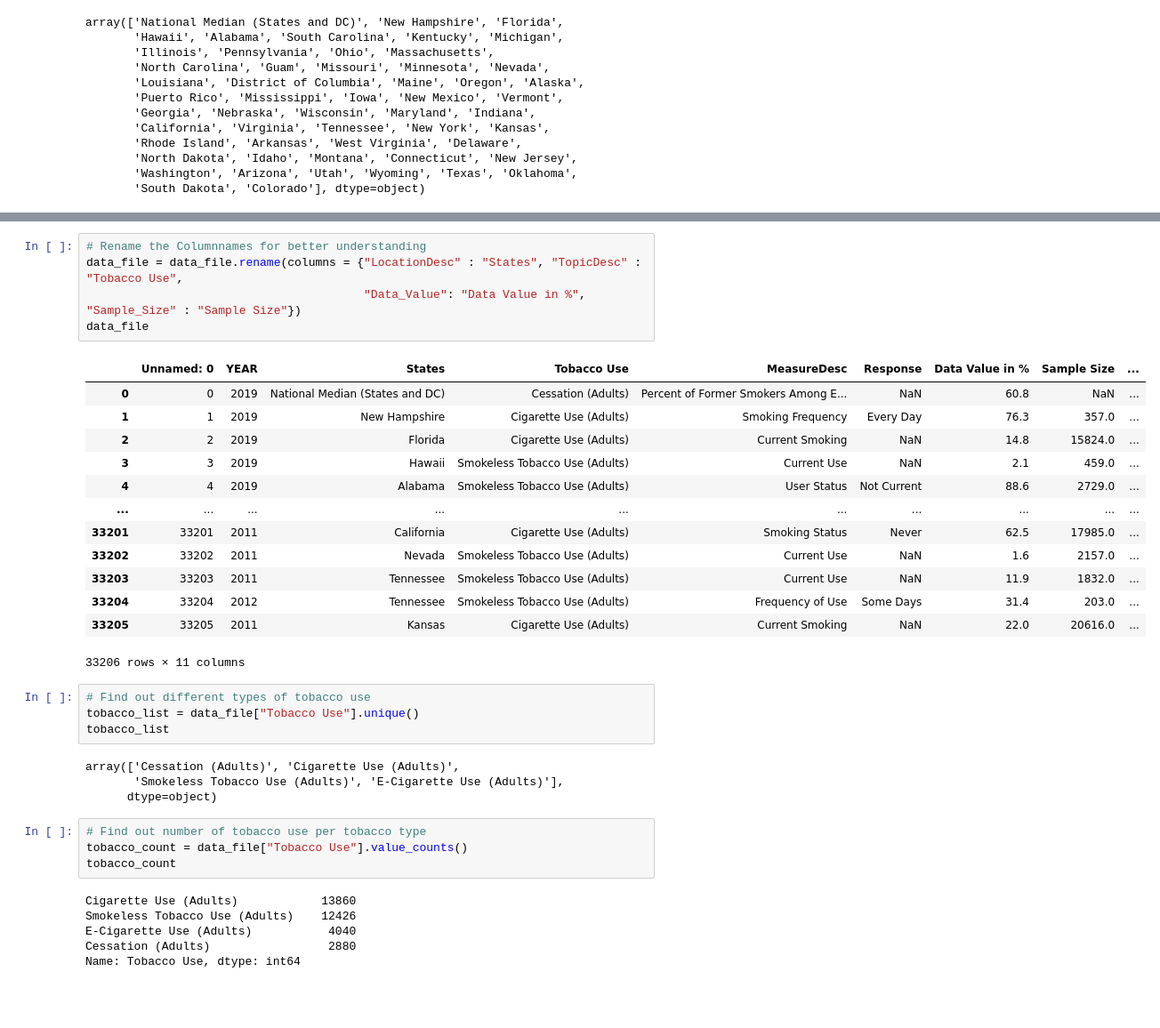
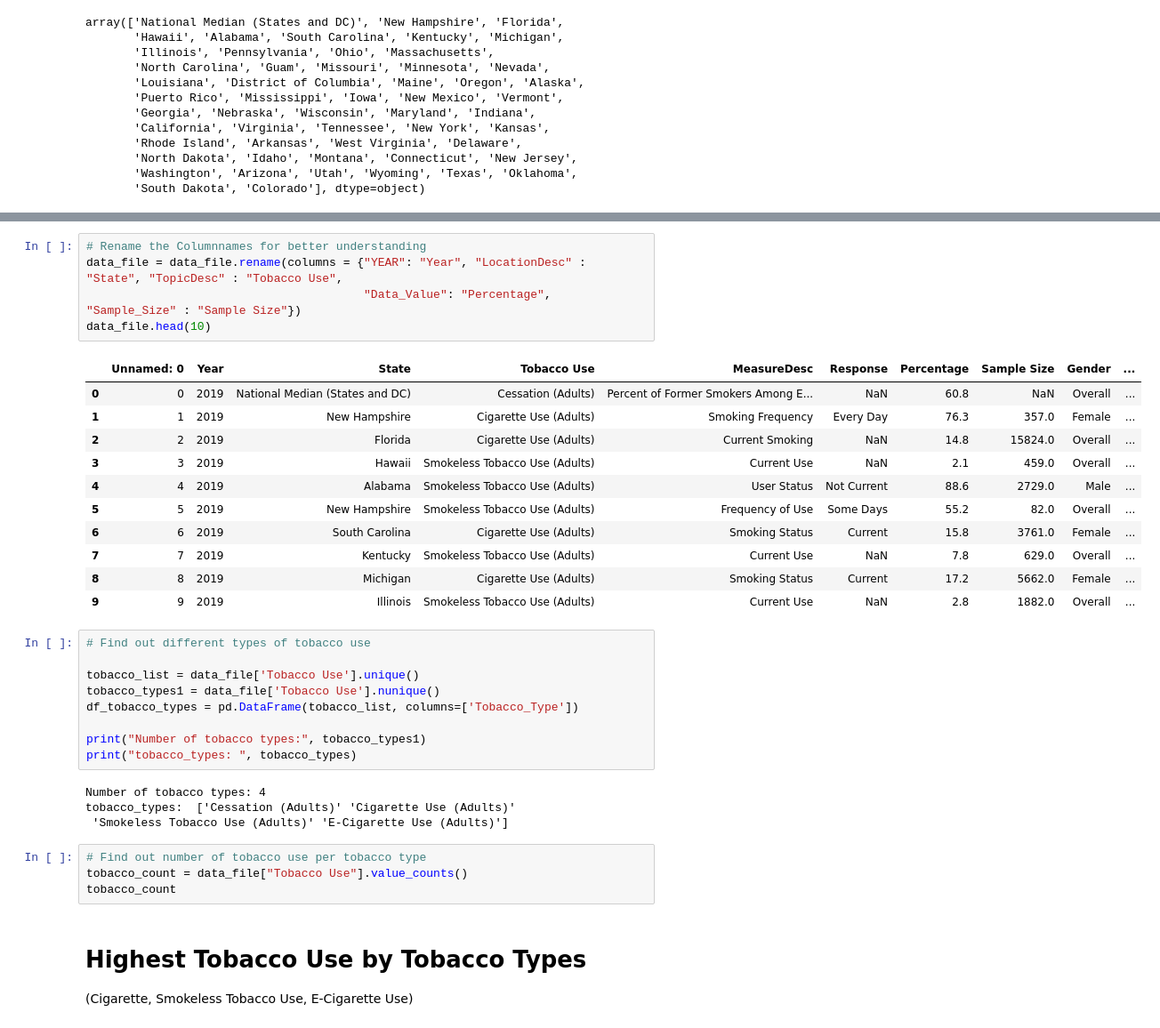
Before and after one commit to nickmille96/Project-1, a Jupyter notebook: Zalak_analysis_final.ipynb, the cells around one changed output, grey strips where cells are left out. Shown: that part at 89% size. Saved outputs shown, nothing was run; the diff lists cells and outputs as text; blank space fills up the shorter version.

```diff
--- a/Zalak_analysis_final.ipynb
+++ b/Zalak_analysis_final.ipynb
@@ -110,38 +96,38 @@ National Median (States and DC)     78
 Name: LocationDesc, dtype: int64
 # %%
 # Rename the Columnnames for better understanding
-data_file = data_file.rename(columns = {"LocationDesc" : "States", "TopicDesc" : "Tobacco Use",
-                                        "Data_Value": "Data Value in %", "Sample_Size" : "Sample Size"})
-data_file
+data_file = data_file.rename(columns = {"YEAR": "Year", "LocationDesc" : "State", "TopicDesc" : "Tobacco Use",
+                                        "Data_Value": "Percentage", "Sample_Size" : "Sample Size"})
+data_file.head(10)
 # %% [output]
-|  | Unnamed: 0 | YEAR | States | Tobacco Use | MeasureDesc | Response | Data Value in % | Sample Size | ... |
-| 0 | 0 | 2019 | National Median (States and DC) | Cessation (Adults) | Percent of Former Smokers Among E... | NaN | 60.8 | NaN | ... |
-| 1 | 1 | 2019 | New Hampshire | Cigarette Use (Adults) | Smoking Frequency | Every Day | 76.3 | 357.0 | ... |
-| 2 | 2 | 2019 | Florida | Cigarette Use (Adults) | Current Smoking | NaN | 14.8 | 15824.0 | ... |
-| 3 | 3 | 2019 | Hawaii | Smokeless Tobacco Use (Adults) | Current Use | NaN | 2.1 | 459.0 | ... |
-| 4 | 4 | 2019 | Alabama | Smokeless Tobacco Use (Adults) | User Status | Not Current | 88.6 | 2729.0 | ... |
-| ... | ... | ... | ... | ... | ... | ... | ... | ... | ... |
-| 33201 | 33201 | 2011 | California | Cigarette Use (Adults) | Smoking Status | Never | 62.5 | 17985.0 | ... |
-| 33202 | 33202 | 2011 | Nevada | Smokeless Tobacco Use (Adults) | Current Use | NaN | 1.6 | 2157.0 | ... |
-| 33203 | 33203 | 2011 | Tennessee | Smokeless Tobacco Use (Adults) | Current Use | NaN | 11.9 | 1832.0 | ... |
-| 33204 | 33204 | 2012 | Tennessee | Smokeless Tobacco Use (Adults) | Frequency of Use | Some Days | 31.4 | 203.0 | ... |
-| 33205 | 33205 | 2011 | Kansas | Cigarette Use (Adults) | Current Smoking | NaN | 22.0 | 20616.0 | ... |
+|  | Unnamed: 0 | Year | State | Tobacco Use | MeasureDesc | Response | Percentage | Sample Size | Gender | ... |
+| 0 | 0 | 2019 | National Median (States and DC) | Cessation (Adults) | Percent of Former Smokers Among E... | NaN | 60.8 | NaN | Overall | ... |
+| 1 | 1 | 2019 | New Hampshire | Cigarette Use (Adults) | Smoking Frequency | Every Day | 76.3 | 357.0 | Female | ... |
+| 2 | 2 | 2019 | Florida | Cigarette Use (Adults) | Current Smoking | NaN | 14.8 | 15824.0 | Overall | ... |
+| 3 | 3 | 2019 | Hawaii | Smokeless Tobacco Use (Adults) | Current Use | NaN | 2.1 | 459.0 | Overall | ... |
+| 4 | 4 | 2019 | Alabama | Smokeless Tobacco Use (Adults) | User Status | Not Current | 88.6 | 2729.0 | Male | ... |
+| 5 | 5 | 2019 | New Hampshire | Smokeless Tobacco Use (Adults) | Frequency of Use | Some Days | 55.2 | 82.0 | Overall | ... |
+| 6 | 6 | 2019 | South Carolina | Cigarette Use (Adults) | Smoking Status | Current | 15.8 | 3761.0 | Female | ... |
+| 7 | 7 | 2019 | Kentucky | Smokeless Tobacco Use (Adults) | Current Use | NaN | 7.8 | 629.0 | Overall | ... |
+| 8 | 8 | 2019 | Michigan | Cigarette Use (Adults) | Smoking Status | Current | 17.2 | 5662.0 | Female | ... |
+| 9 | 9 | 2019 | Illinois | Smokeless Tobacco Use (Adults) | Current Use | NaN | 2.8 | 1882.0 | Overall | ... |
-33206 rows × 11 columns
 # %%
 # Find out different types of tobacco use
-tobacco_list = data_file["Tobacco Use"].unique()
-tobacco_list
+
+tobacco_list = data_file['Tobacco Use'].unique()
+tobacco_types1 = data_file['Tobacco Use'].nunique()
+df_tobacco_types = pd.DataFrame(tobacco_list, columns=['Tobacco_Type'])
+
+print("Number of tobacco types:", tobacco_types1)
+print("tobacco_types: ", tobacco_types)
 # %% [output]
-array(['Cessation (Adults)', 'Cigarette Use (Adults)',
-       'Smokeless Tobacco Use (Adults)', 'E-Cigarette Use (Adults)'],
-      dtype=object)
+Number of tobacco types: 4
+tobacco_types:  ['Cessation (Adults)' 'Cigarette Use (Adults)'
+ 'Smokeless Tobacco Use (Adults)' 'E-Cigarette Use (Adults)']
-# %%
-# Find out number of tobacco use per tobacco type
-tobacco_count = data_file["Tobacco Use"].value_counts()
-tobacco_count
-# %% [output]
-Cigarette Use (Adults)            13860
-Smokeless Tobacco Use (Adults)    12426
-E-Cigarette Use (Adults)           4040
-Cessation (Adults)                 2880
-Name: Tobacco Use, dtype: int64
+# %%
+# Find out number of tobacco use per tobacco type
+tobacco_count = data_file["Tobacco Use"].value_counts()
+tobacco_count
+# %% [markdown]
+# Highest Tobacco Use by Tobacco Types
+(Cigarette, Smokeless Tobacco Use, E-Cigarette Use)
```
Also changed, not shown: parts of 25 cells of this notebook.
